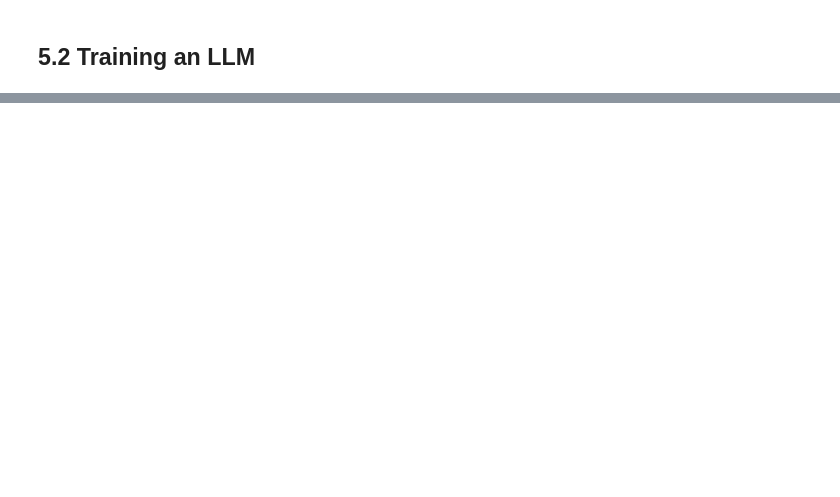
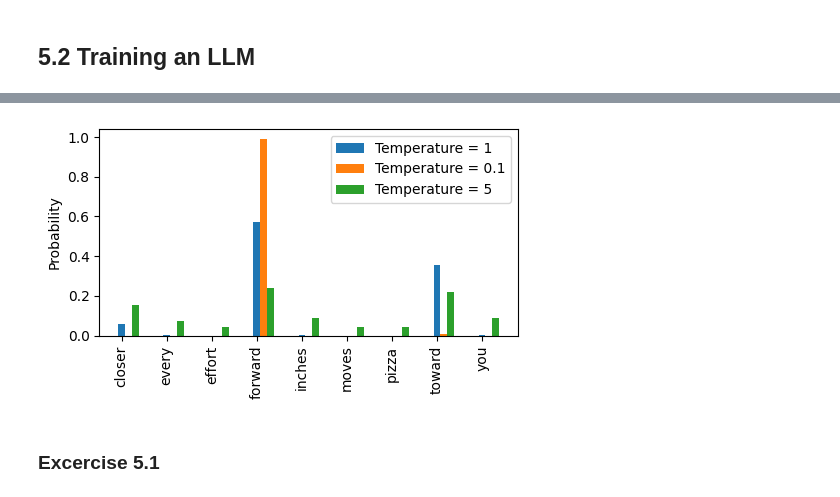
Before and after one commit to kvpratama/gen-ai-playground, a Jupyter notebook: llm-from-scratch/ch05/ch05.ipynb, the cells around one changed output, grey strips where cells are left out. Drawn from its saved outputs; the diff is of its cells as text; code cells hidden in the pictures; blank space fills up the shorter version.

```diff
--- a/llm-from-scratch/ch05/ch05.ipynb
+++ b/llm-from-scratch/ch05/ch05.ipynb
@@ -230,0 +398,23 @@ Validation loss: tensor(10.9811, device='xpu:0')
+# %%
+def softmax_with_temperature(logits, temperature):
+    scaled_logits = logits / temperature
+    return torch.softmax(scaled_logits, dim=0)
+# %%
+temperatures = [1, 0.1, 5]
+scaled_probas = [softmax_with_temperature(next_token_logits, T) for T in temperatures]
+
+x = torch.arange(len(vocab))
+bar_widht = 0.15
+fig, ax = plt.subplots(figsize=(5,3))
+for i, T in enumerate(temperatures):
+    rects = ax.bar(x+i*bar_widht, scaled_probas[i], bar_widht, label=f"Temperature = {T}")
+ax.set_ylabel('Probability')
+ax.set_xticks(x)
+ax.set_xticklabels(vocab.keys(), rotation=90)
+ax.legend()
+plt.tight_layout()
+plt.show()
+# %% [output]
+[figure, added]
+# %% [markdown]
+### Excercise 5.1
```
Also changed, not shown: parts of 10 cells of this notebook.
